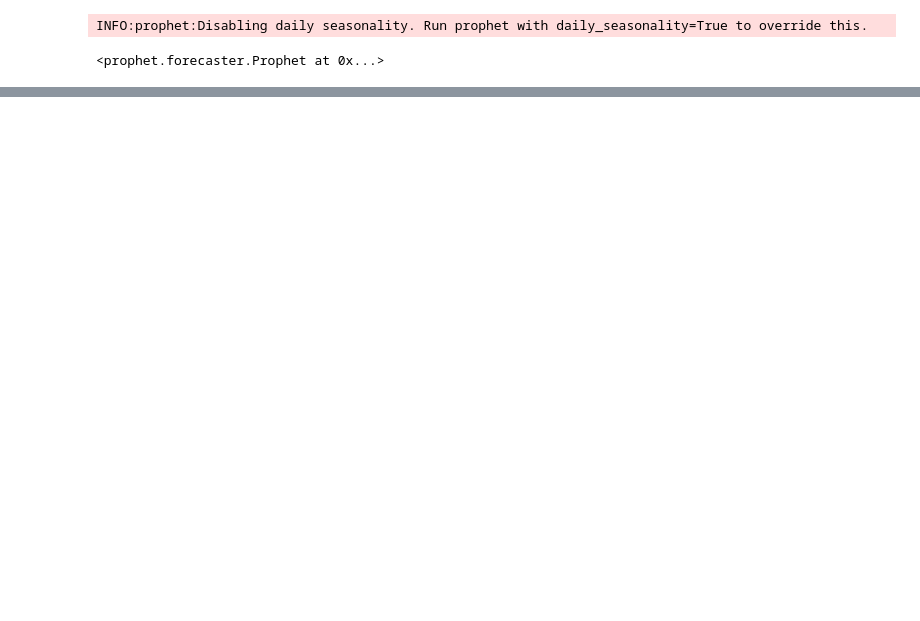
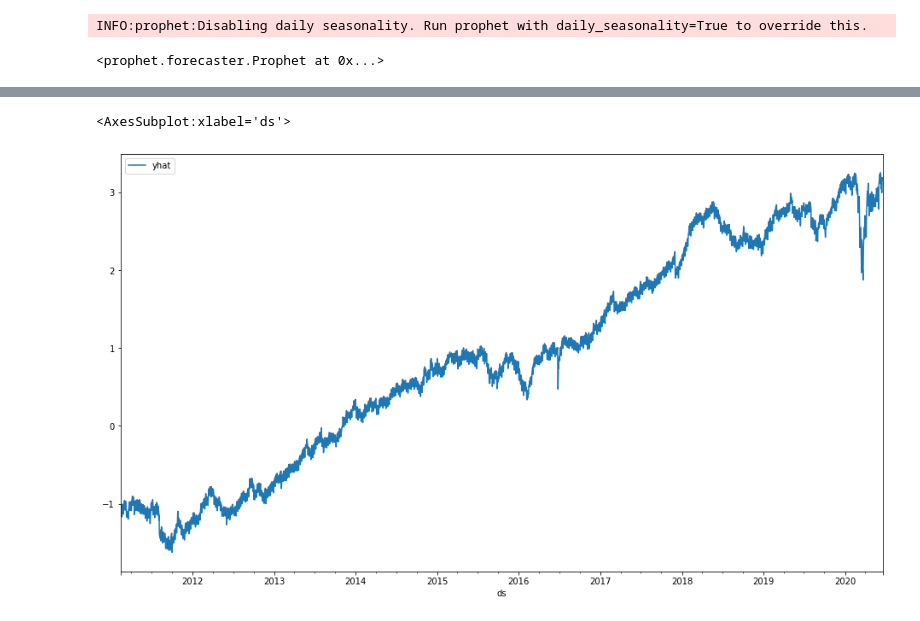
Before and after one commit to brianjhuang/datahacks-2021, a Jupyter notebook: forecastTableTest.ipynb, the cells around one changed output, grey strips where cells are left out. Saved outputs shown, nothing was run; the diff lists cells and outputs as text; code cells hidden in the pictures; blank space fills up the shorter version.

```diff
--- a/forecastTableTest.ipynb
+++ b/forecastTableTest.ipynb
@@ -17,0 +21,16 @@ features = columnCleaner("data/observations_train.csv", columns=cols)
+# %%
+cols = list(set(series['series_id'].unique()) - set(['SP500']))
+# cols = ["PCUADLVWRADLVWR",
+# "PCUAINFOAINFO",
+# "PCUAMUMAMUM",
+# "PCUARETTRARETTR",
+# "PCUASHCASHC",
+# "PCUASTDSVASTDSV",
+# "PCUATRADEATRADE",
+# "PCUATRANSATRANS",
+# "PCUATRNWRATRNWR",
+# "PCUATTDSVATTDSV",
+# "PCUAWHLTRAWHLTR",
+# "PCUOMFGOMFG",
+# "PCUOMINOMIN"]
+features = columnCleaner("data/observations_train.csv", columns=cols)
@@ -18,15 +43,17 @@ features = columnCleaner("data/observations_train.csv", columns=cols)
 # %%
 m = Prophet()
+dropped_cols = ["DEXJPUS", "SOFR", "SOFRVOL"]
 for c in cols:
-    m.add_regressor(c)
+    if c not in dropped_cols:
+        m.add_regressor(c, standardize=False)
 # %%
 m.fit(features)
 # %% [output]
 INFO:prophet:Disabling daily seasonality. Run prophet with daily_seasonality=True to override this.
 <prophet.forecaster.Prophet at 0x...>
 # %%
-horizon = 200
-
+horizon = 900
+cols = list(set(cols) - set(dropped_cols))
 forecast = forecastTable(m,
                          horizon,
                          "data/observations_train.csv",
@@ -36,0 +80,7 @@ ValueError: cannot insert ds, already exists
+# %%
+fig, ax = plt.subplots(figsize=(16, 9))
+forecast[['ds', 'yhat']].plot("ds", ax=ax)
+# ax.set_xlim(['2020-01-01', '2020-06-18'])
+# %% [output]
+<AxesSubplot:xlabel='ds'>
+[figure, added]
```
Also changed, not shown: parts of 12 cells of this notebook, 2 other files.
